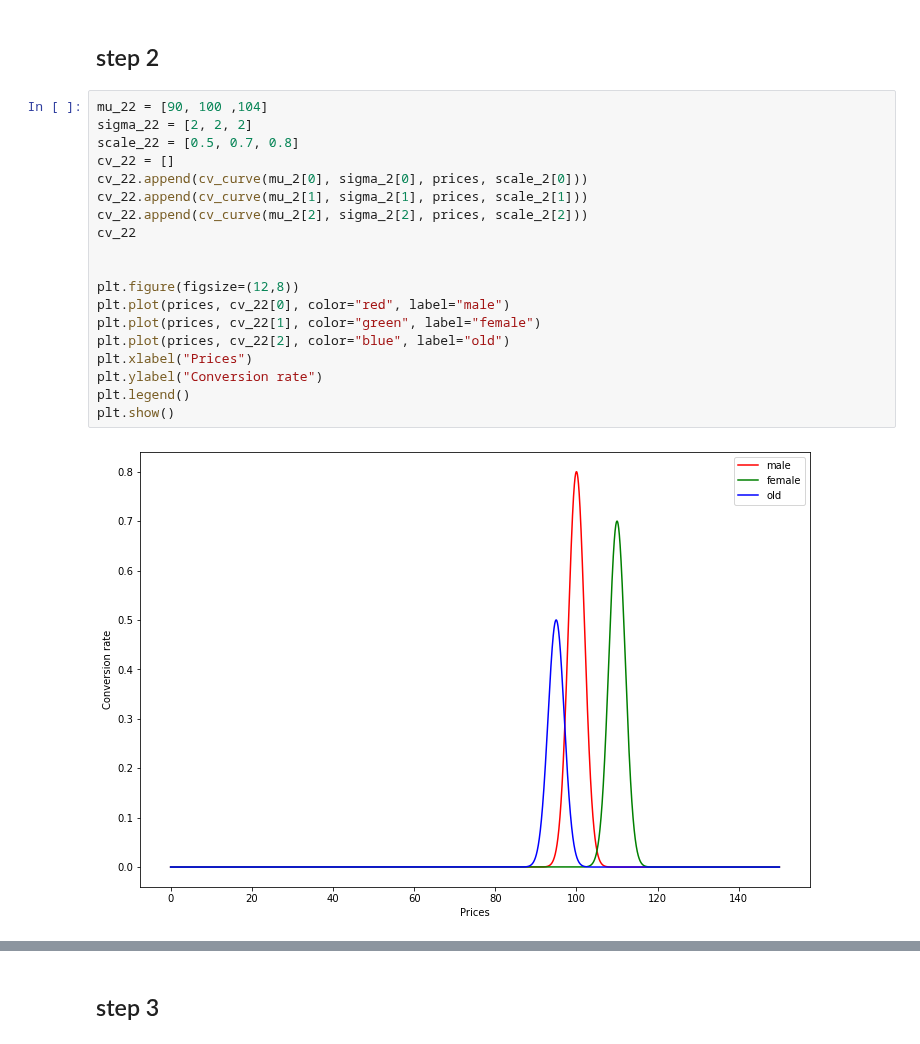
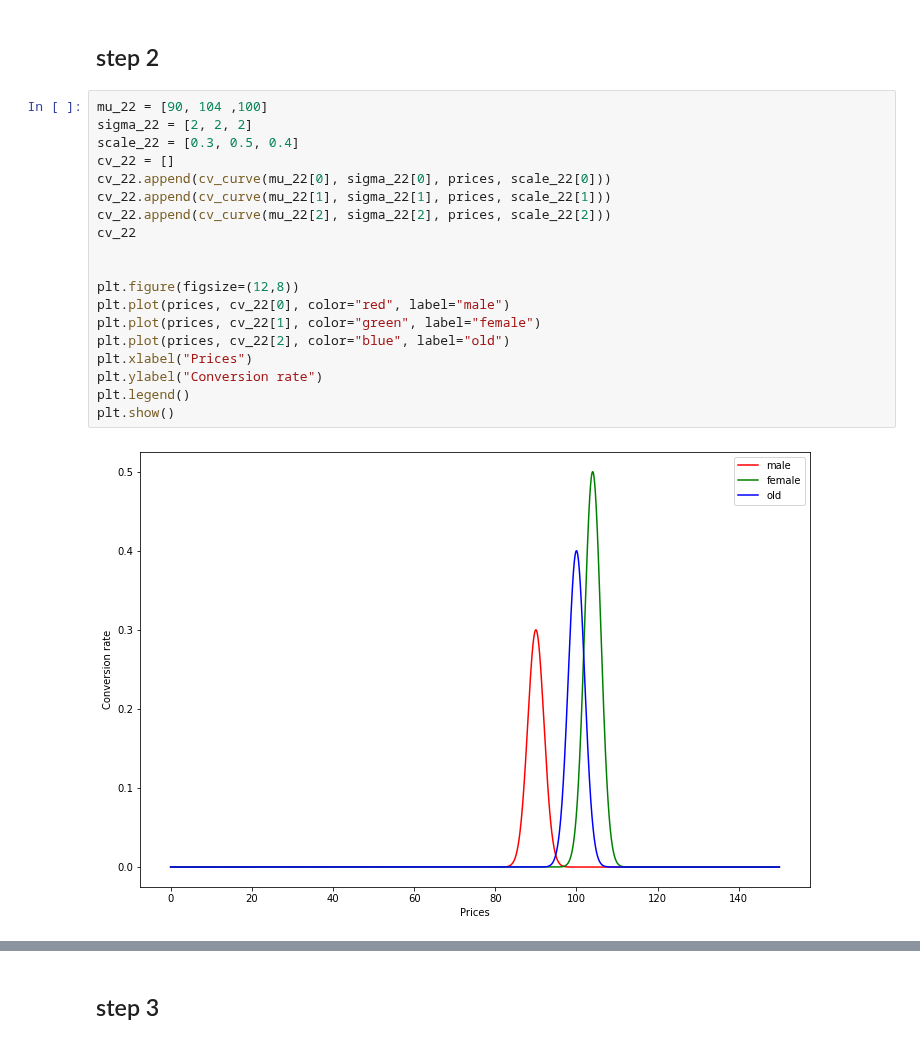
Before and after one commit to VladMarianCimpeanu/OLA_project, a Jupyter notebook: customers_parameters.ipynb, the cells around one changed output, grey strips where cells are left out. Saved outputs shown, nothing was run; the diff lists cells and outputs as text.

```diff
--- a/customers_parameters.ipynb
+++ b/customers_parameters.ipynb
@@ -611,26 +609,26 @@ print(c13_p1, c23_p1, c33_p1)
 # %% [markdown]
 ## step 2
 # %%
-mu_22 = [90, 100 ,104]
+mu_22 = [90, 104 ,100]
 sigma_22 = [2, 2, 2]
-scale_22 = [0.5, 0.7, 0.8]
+scale_22 = [0.3, 0.5, 0.4]
 cv_22 = []
-cv_22.append(cv_curve(mu_2[0], sigma_2[0], prices, scale_2[0]))
-cv_22.append(cv_curve(mu_2[1], sigma_2[1], prices, scale_2[1]))
-cv_22.append(cv_curve(mu_2[2], sigma_2[2], prices, scale_2[2]))
+cv_22.append(cv_curve(mu_22[0], sigma_22[0], prices, scale_22[0]))
+cv_22.append(cv_curve(mu_22[1], sigma_22[1], prices, scale_22[1]))
+cv_22.append(cv_curve(mu_22[2], sigma_22[2], prices, scale_22[2]))
 cv_22
 
 
 plt.figure(figsize=(12,8))
 plt.plot(prices, cv_22[0], color="red", label="male")
 plt.plot(prices, cv_22[1], color="green", label="female")
 plt.plot(prices, cv_22[2], color="blue", label="old")
 plt.xlabel("Prices")
 plt.ylabel("Conversion rate")
 plt.legend()
 plt.show()
 # %% [output]
-[figure, old version]
+[figure, new version]
 # %%
 expected_margin_22 = 0
 for i in range(classes):
```
Also changed, not shown: parts of 44 cells of this notebook, 11 other files.
